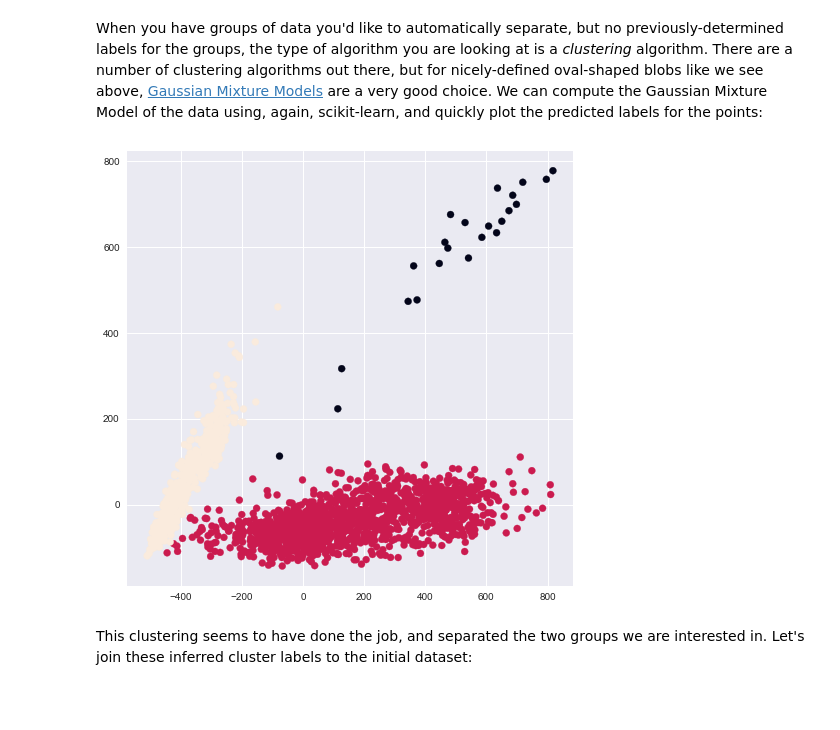
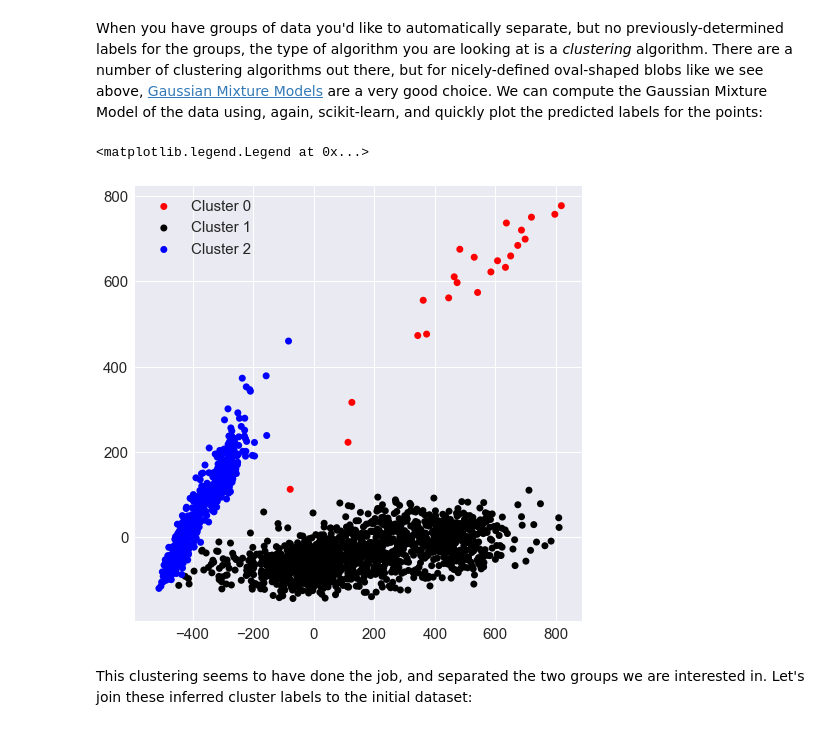
Before and after one commit to amitibo/python-seminar-2018, a Jupyter notebook: notebooks/SeattleCycling2.ipynb, the cells around one changed output. Drawn from its saved outputs; the diff is of its cells as text; code cells hidden in the pictures; blank space fills up the shorter version.

```diff
--- a/notebooks/SeattleCycling2.ipynb
+++ b/notebooks/SeattleCycling2.ipynb
@@ -137,11 +175,19 @@ gmm = GaussianMixture(3, covariance_type='full', random_state=0)
 gmm.fit(Xpca)
 
 cluster_label = gmm.predict(Xpca)
-
-plt.figure(figsize=(8, 8))
-plt.scatter(Xpca[:, 0], Xpca[:, 1], c=cluster_label)
-# %% [output]
-[figure, removed]
+# %%
+plt.figure(figsize=(8, 8))
+
+for i, color in enumerate(['red', 'black', 'blue']):
+    inds = cluster_label == i
+    x, y = Xpca[inds, 0], Xpca[inds, 1]
+    plt.scatter(x, y, c=color, label="Cluster {}".format(i),
+               edgecolors='none')
+
+plt.legend()
+# %% [output]
+<matplotlib.legend.Legend at 0x...>
+[figure, added]
 # %% [markdown]
 This clustering seems to have done the job, and separated the two groups we are interested in.
 Let's join these inferred cluster labels to the initial dataset:
```
Also changed, not shown: parts of 39 cells of this notebook, 2 other files.
